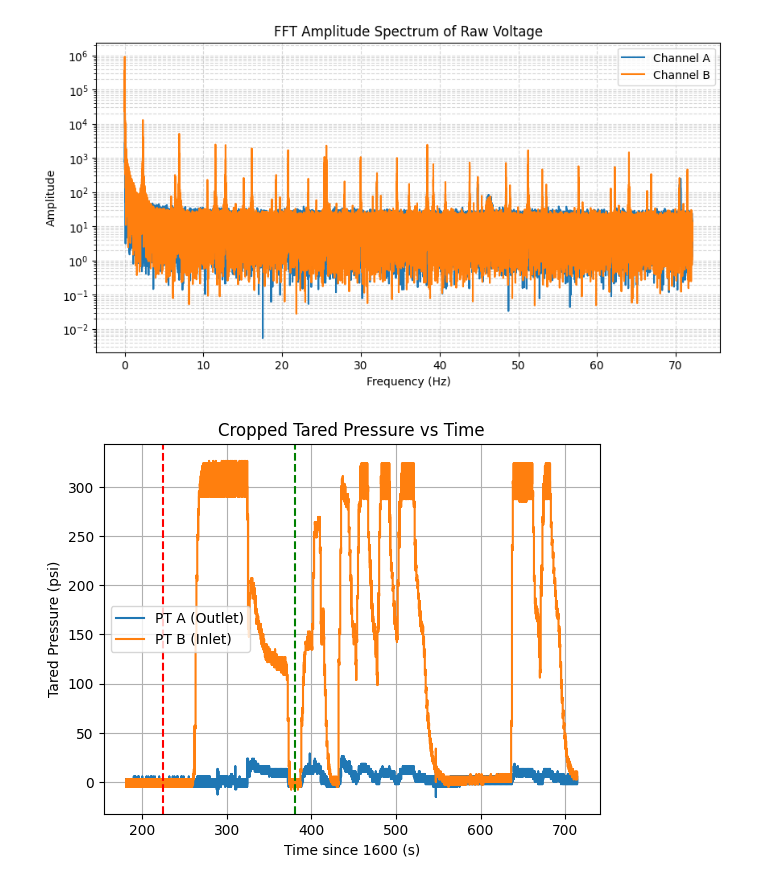
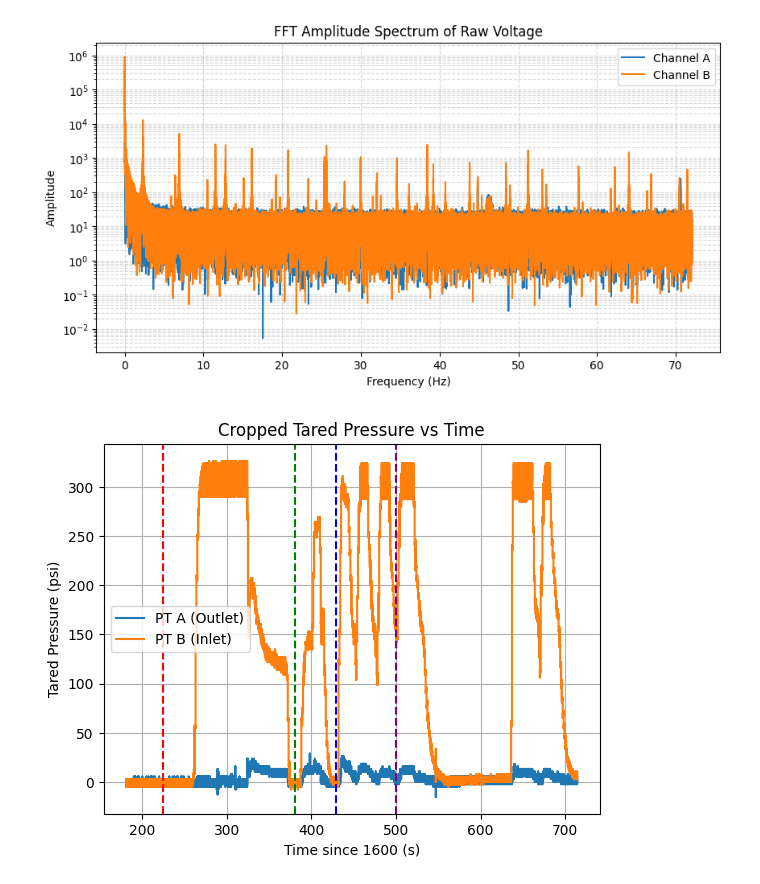
Before and after one commit to benkneb/Analysis, a Jupyter notebook: analysis.ipynb, the cells around one changed output. Cells and saved outputs as stored; diff of their text form; code cells hidden in the pictures.

```diff
--- a/analysis.ipynb
+++ b/analysis.ipynb
@@ -137,30 +137,32 @@ Top noise frequencies for Channel B:
 # %%
 post1600 = time > 1600
 
 timeCrop = time[post1600] - 1600
 chACrop = chA[post1600]
 chBCrop = chB[post1600]
 ptACrop = ptA[post1600]
 ptBCrop = ptB[post1600]
 ptATCrop = ptAT[post1600]
 ptBTCrop = ptBT[post1600]
 timeDtCrop = time_dt[post1600]
 timeOnlyCrop = time_only[post1600]
 timeRawCrop = time_raw[post1600]
 timeStringsCrop = time_strings[post1600]
 
 plt.plot(timeCrop, ptATCrop, label="PT A (Outlet)")
 plt.plot(timeCrop, ptBTCrop, label="PT B (Inlet)")
 plt.xlabel("Time since 1600 (s)")
 plt.ylabel("Tared Pressure (psi)")
 plt.title("Cropped Tared Pressure vs Time")
 plt.legend()
 plt.grid()
 plt.axvline(x=225, color="red", linestyle="--", label="Steady State")
 plt.axvline(x=380, color="green", linestyle="--", label="Valve Close")
+plt.axvline(x=429, color="blue", linestyle="--", label="2nd ROI Begin")
+plt.axvline(x=500, color="purple", linestyle="--", label="2nd ROI End")
 plt.show()
 # %% [output]
-[figure, old version]
+[figure, new version]
 # %%
 post225380 = (timeCrop >= 225) & (timeCrop <= 380)
 timeCrop2 = timeCrop[post225380] - timeCrop[post225380][0]
```
Also changed, not shown: parts of 2 cells of this notebook.
